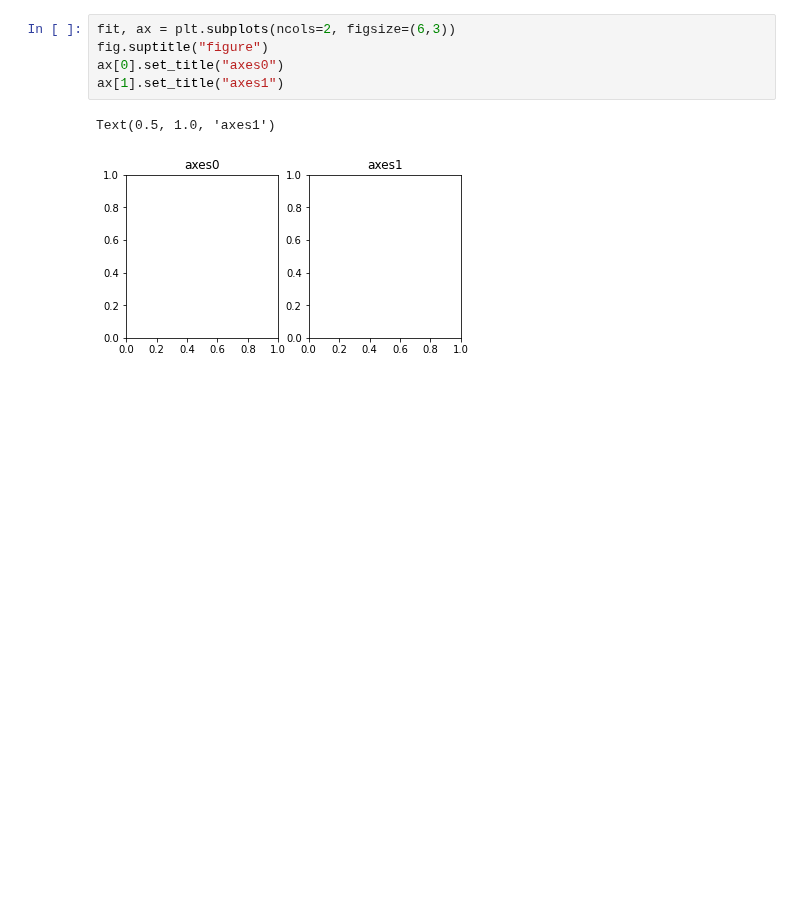
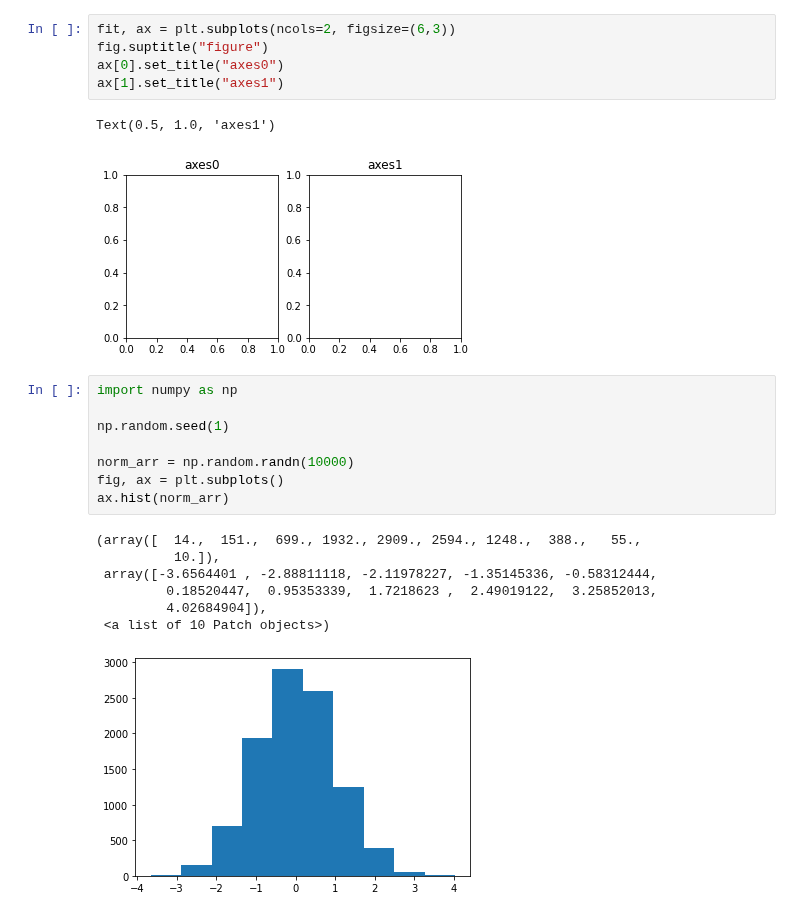
Before and after one commit to zfukuoka/Copying_a_sutra, a Jupyter notebook: SoftwareDesign202010_01/SoftwareDesign202010_0101.ipynb, the cells around one changed output. Saved outputs shown, nothing was run; the diff lists cells and outputs as text; blank space fills up the shorter version.

```diff
--- a/SoftwareDesign202010_01/SoftwareDesign202010_0101.ipynb
+++ b/SoftwareDesign202010_01/SoftwareDesign202010_0101.ipynb
@@ -425,3 +425,19 @@ ax[1].set_title("axes1")
 # %% [output]
 Text(0.5, 1.0, 'axes1')
 [figure]
+# %%
+import numpy as np
+
+np.random.seed(1)
+
+norm_arr = np.random.randn(10000)
+fig, ax = plt.subplots()
+ax.hist(norm_arr)
+# %% [output]
+(array([  14.,  151.,  699., 1932., 2909., 2594., 1248.,  388.,   55.,
+          10.]),
+ array([-3.6564401 , -2.88811118, -2.11978227, -1.35145336, -0.58312444,
+         0.18520447,  0.95353339,  1.7218623 ,  2.49019122,  3.25852013,
+         4.02684904]),
+ <a list of 10 Patch objects>)
+[figure, added]
```
Also changed, not shown: parts of 1 cell of this notebook.
